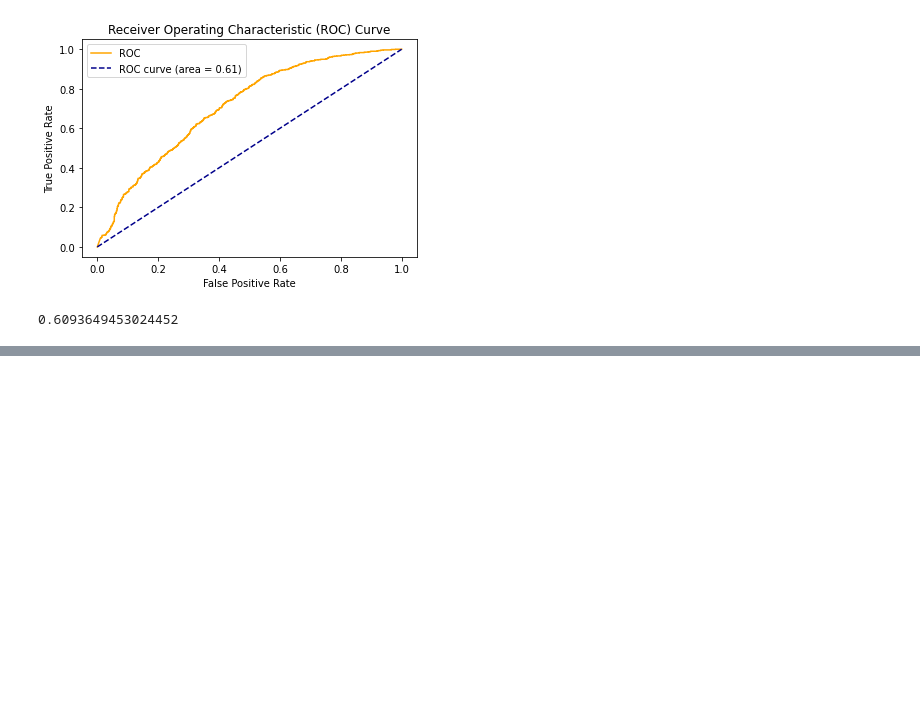
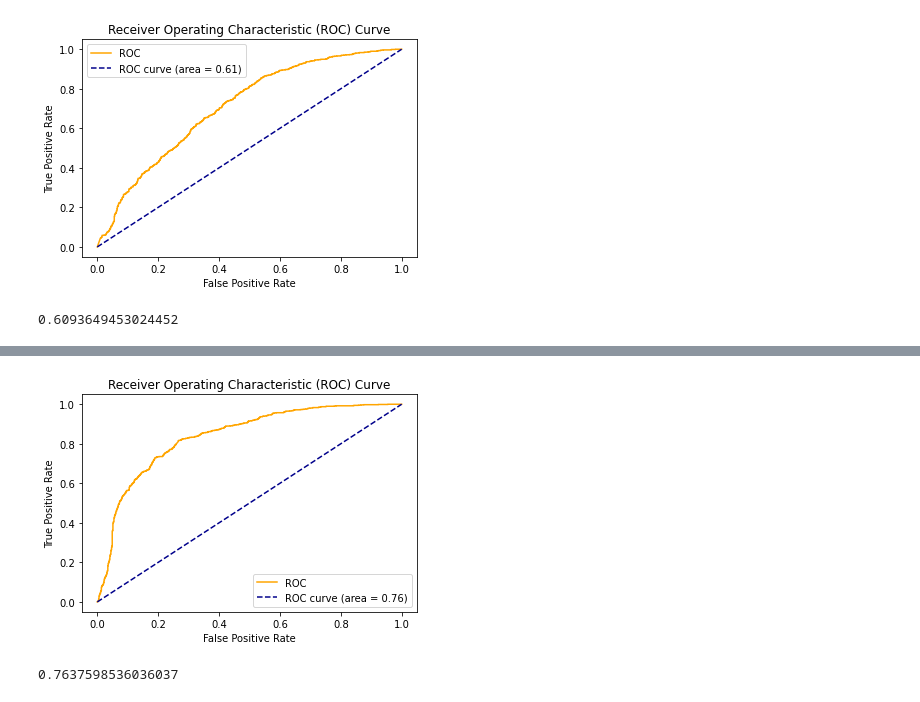
Before and after one commit to Chetan265/heart_disease_predition, a Jupyter notebook: heart_disease_prediction.ipynb, the cells around one changed output, grey strips where cells are left out. Drawn from its saved outputs; the diff is of its cells as text; code cells hidden in the pictures; blank space fills up the shorter version.

```diff
--- a/heart_disease_prediction.ipynb
+++ b/heart_disease_prediction.ipynb
@@ -1298,0 +1411,2 @@ print(roc_auc_score(Y_test, y_pred_naive))
+# %%
+y_pred_sv1 = sv1.predict(X_test);y_pred_sv1
@@ -1298,0 +1435,2 @@ print(roc_auc_score(Y_test, y_pred_naive))
+# %%
+auc_sv1 = roc_auc_score(Y_test,y_pred_sv1);auc_sv1
@@ -1298,0 +1439,2 @@ print(roc_auc_score(Y_test, y_pred_naive))
+# %%
+y_pred_prob_sv1 = sv1.predict_proba(X_test);y_pred_prob_sv1
@@ -1298,0 +1449,15 @@ print(roc_auc_score(Y_test, y_pred_naive))
+# %%
+fpr_sv1,tpr_sv1,thresholds_sv1 = roc_curve(Y_test,y_pred_prob_sv1[:,1])
+# %%
+# ROC curve
+plt.plot(fpr_sv1, tpr_sv1, color='orange', label='ROC')
+plt.plot([0, 1], [0, 1], color='darkblue', linestyle='--',label='ROC curve (area = %0.2f)' % auc_sv1)
+plt.xlabel('False Positive Rate')
+plt.ylabel('True Positive Rate')
+plt.title('Receiver Operating Characteristic (ROC) Curve')
+plt.legend()
+plt.show()
+print(roc_auc_score(Y_test, y_pred_sv1))
+# %% [output]
+[figure, added]
+0.7637598536036037
```
Also changed, not shown: parts of 61 cells of this notebook.
